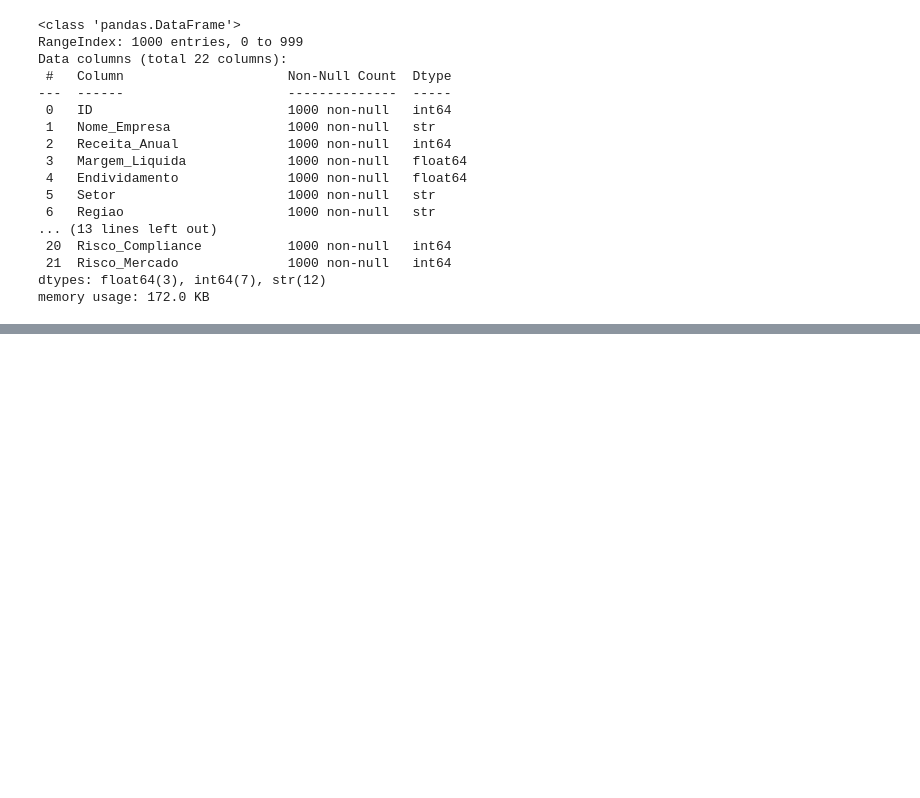
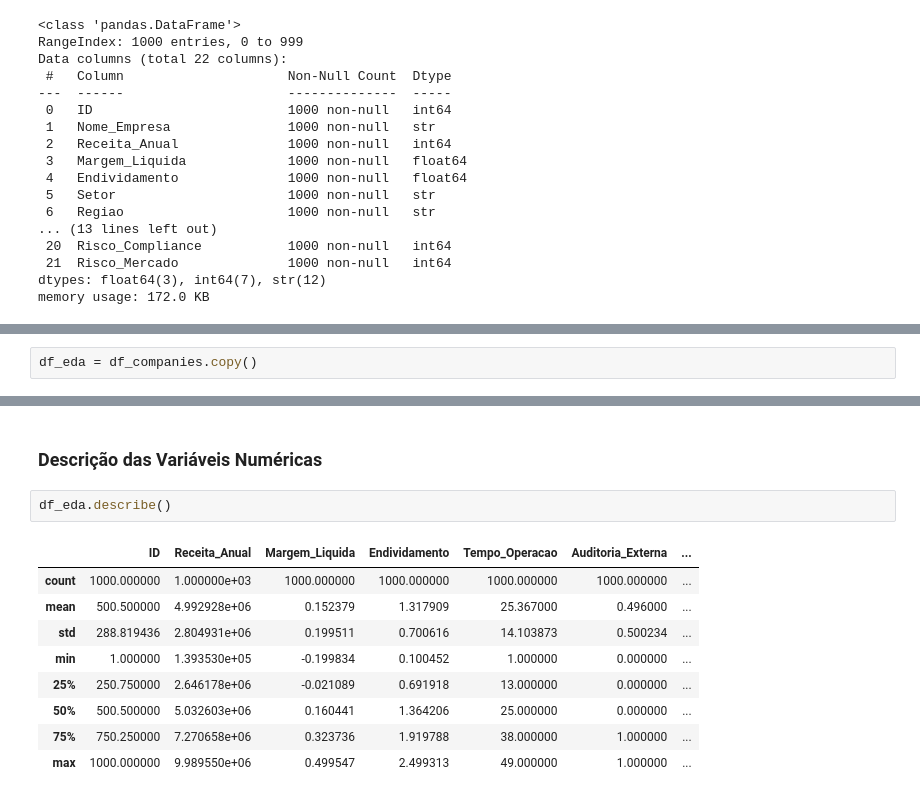
Before and after one commit to PedroSodreMalini/meus-projetos-machine-learning, a Jupyter notebook: 07-ensemble-de-modelos/10-catboost-multilabel/catboost.ipynb, the cells around one changed output, grey strips where cells are left out. Cells and saved outputs as stored; diff of their text form; blank space fills up the shorter version.

```diff
--- a/07-ensemble-de-modelos/10-catboost-multilabel/catboost.ipynb
+++ b/07-ensemble-de-modelos/10-catboost-multilabel/catboost.ipynb
@@ -40,0 +58,2 @@ memory usage: 172.0 KB
+# %%
+df_eda = df_companies.copy()
@@ -40,0 +81,14 @@ memory usage: 172.0 KB
+# %% [markdown]
+### Descrição das Variáveis Numéricas
+# %%
+df_eda.describe()
+# %% [output]
+|  | ID | Receita_Anual | Margem_Liquida | Endividamento | Tempo_Operacao | Auditoria_Externa | ... |
+| count | 1000.000000 | 1.000000e+03 | 1000.000000 | 1000.000000 | 1000.000000 | 1000.000000 | ... |
+| mean | 500.500000 | 4.992928e+06 | 0.152379 | 1.317909 | 25.367000 | 0.496000 | ... |
+| std | 288.819436 | 2.804931e+06 | 0.199511 | 0.700616 | 14.103873 | 0.500234 | ... |
+| min | 1.000000 | 1.393530e+05 | -0.199834 | 0.100452 | 1.000000 | 0.000000 | ... |
+| 25% | 250.750000 | 2.646178e+06 | -0.021089 | 0.691918 | 13.000000 | 0.000000 | ... |
+| 50% | 500.500000 | 5.032603e+06 | 0.160441 | 1.364206 | 25.000000 | 0.000000 | ... |
+| 75% | 750.250000 | 7.270658e+06 | 0.323736 | 1.919788 | 38.000000 | 1.000000 | ... |
+| max | 1000.000000 | 9.989550e+06 | 0.499547 | 2.499313 | 49.000000 | 1.000000 | ... |
```
Also changed, not shown: parts of 20 cells of this notebook, 1 other file.
